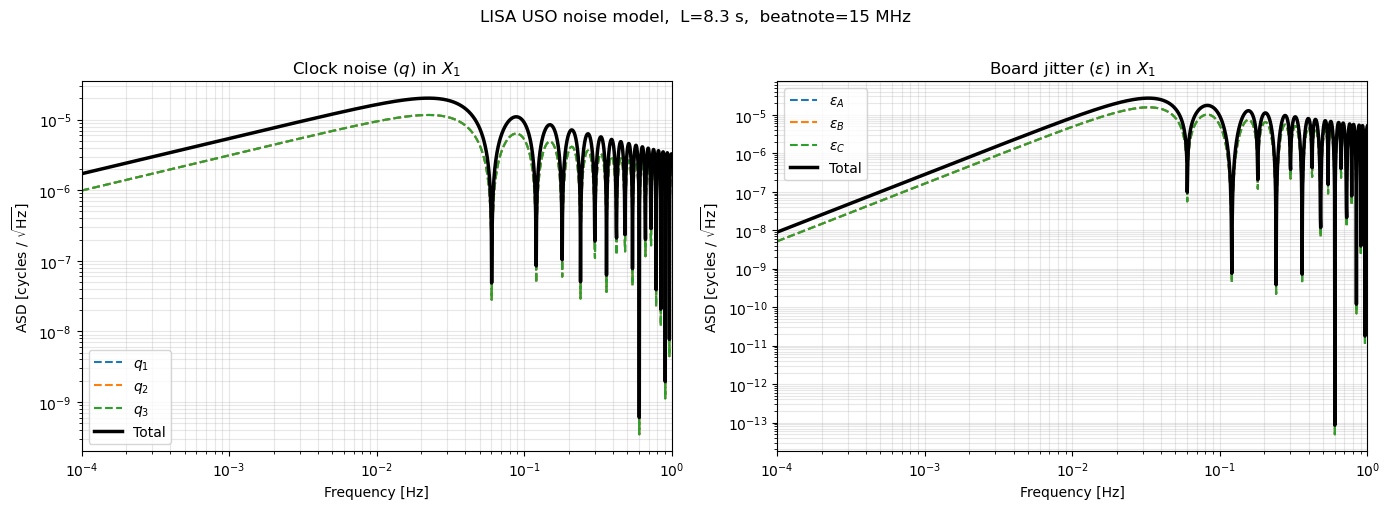
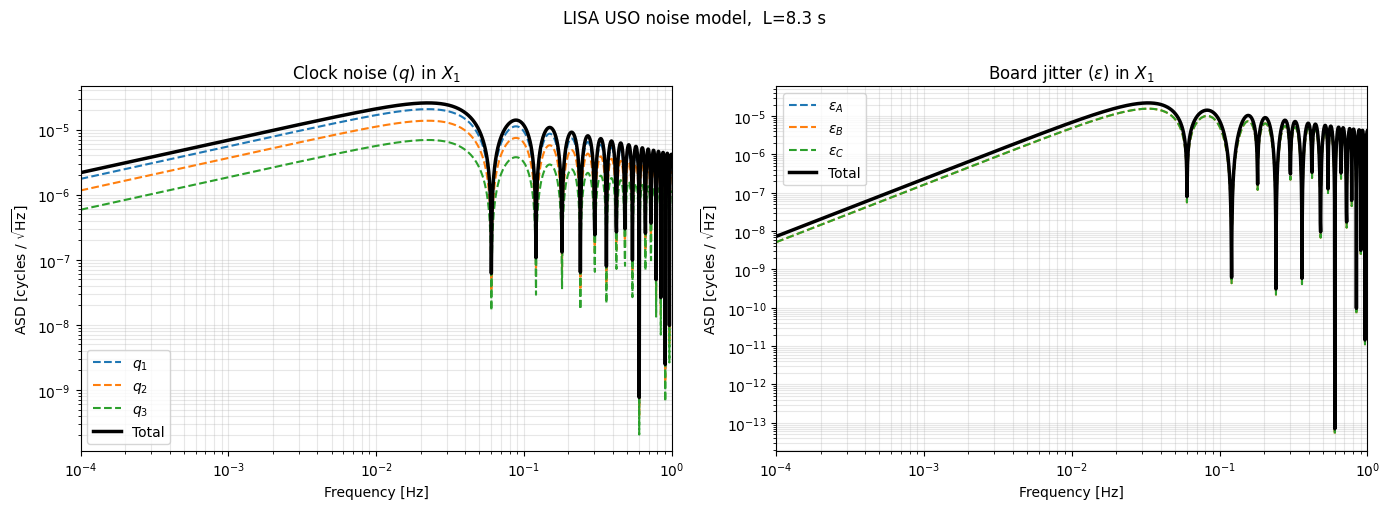
The change to this notebook cell's code, shown as a diff; its figure went from the first image to the second:
--- before
+++ after
@@ -13,11 +13,12 @@
 
 
-f_beat_12 = 15e6     # Hz — beatnote SC1-SC2  (omega_2 - omega_1) / 2pi
-f_beat_13 = 15e6     # Hz — beatnote SC1-SC3  (omega_1 - omega_3) / 2pi  (sign absorbed below)
-f_beat_23 = 15e6     # Hz — beatnote SC2-SC3  (omega_3 - omega_2) / 2pi
+O12 =  8.1e6;  O21 = -9.5e6
+O13 =  1.4e6;  O31 = 10.3e6
+O23 =  0.0e6;  O32 =  0.0e6   # set if you have these
 
-beat_12 = 2 * np.pi * f_beat_12
-beat_13 = 2 * np.pi * f_beat_13
-beat_23 = 2 * np.pi * f_beat_23
+# TDI clock coupling = difference of opposite-direction offsets
+beat_12 = 2 * np.pi * (O21 - O12)   # a12 = -17.6 MHz
+beat_13 = 2 * np.pi * (O31 - O13)   # a13 =  +8.9 MHz
+beat_23 = 2 * np.pi * (O32 - O23)   # a23, only affects H_q1
 
 # Board jitter: epsilon_i is a timing error on the delay board for spacecraft i.
@@ -26,4 +27,5 @@
 f_signal = 15e6      # Hz — frequency of signal on delay board
 omega_sig = 2 * np.pi * f_signal
+beat_q1_coeff = 2 * np.pi * ((O21 - O12) - (O31 - O13))
 
 # ── Clock noise transfer functions ───────────────────────────────────────────
@@ -34,5 +36,5 @@
 # But we keep the full expressions for generality (unequal arms possible):
 
-H_q1 = ( beat_23 * (1 - ph(t13)*ph(t31)) )   # (o3-o2)*(1 - ph(2L))
+H_q1 = ( beat_q1_coeff * (1 - ph(t13)*ph(t31)) )   # (o3-o2)*(1 - ph(2L))
 
 H_q2 = ( beat_12 * ph(t12) * (1 - ph(t13)*ph(t31)) )
@@ -57,4 +59,11 @@
 # ── LISA USO noise: S = 4e-27 / f  [frac freq^2/Hz] ─────────────────────────
 S_uso = 4e-27 / freqs
+
+c = 299792458.0
+lambda_laser = 1064e-9
+f = np.logspace(-4, 0, 4000)    # 0.1 mHz – 1 Hz
+omega = 2 * np.pi * f
+Sx_alloc = (64 * omega**2 * np.sin(omega*L)**2 * np.sin(2*omega*L)**2
+            * (1e-12 / lambda_laser)**2 * (1 + (2e-3 / f)**4))
 
 # Output in cycles^2/Hz: |H [rad/s]|^2 * S [frac^2/Hz] / (2pi)^2
@@ -101,5 +110,5 @@
 ax.set_xlim([freqs[0], freqs[-1]])
 
-plt.suptitle(f'LISA USO noise model,  L={L} s,  beatnote={f_beat_12/1e6:.0f} MHz', y=1.01)
+plt.suptitle(f'LISA USO noise model,  L={L} s', y=1.01)
 plt.tight_layout()
 
@@ -108,4 +117,6 @@
 
 ax = axes[0]
+
+ax.loglog(f, np.sqrt(Sx_alloc), color='red', lw=1.5, ls=':', label='1 pm allocation')
 ax.loglog(freqs, to_hz(S_q1),          lw=1.5, ls='--', label=r'$q_1$')
 ax.loglog(freqs, to_hz(S_q2),          lw=1.5, ls='--', label=r'$q_2$')
@@ -119,4 +130,6 @@
 
 ax = axes[1]
+
+ax.loglog(f, np.sqrt(Sx_alloc), color='red', lw=1.5, ls=':', label='1 pm allocation')
 ax.loglog(freqs, to_hz(S_A),           lw=1.5, ls='--', label=r'$\epsilon_A$')
 ax.loglog(freqs, to_hz(S_B),           lw=1.5, ls='--', label=r'$\epsilon_B$')
@@ -129,5 +142,5 @@
 ax.set_xlim([freqs[0], freqs[-1]])
 
-plt.suptitle(f'LISA USO noise model,  L={L} s,  beatnote={f_beat_12/1e6:.0f} MHz', y=1.01)
+plt.suptitle(f'LISA USO noise model,  L={L} s', y=1.01)
 plt.tight_layout()
 

Commit: asdas